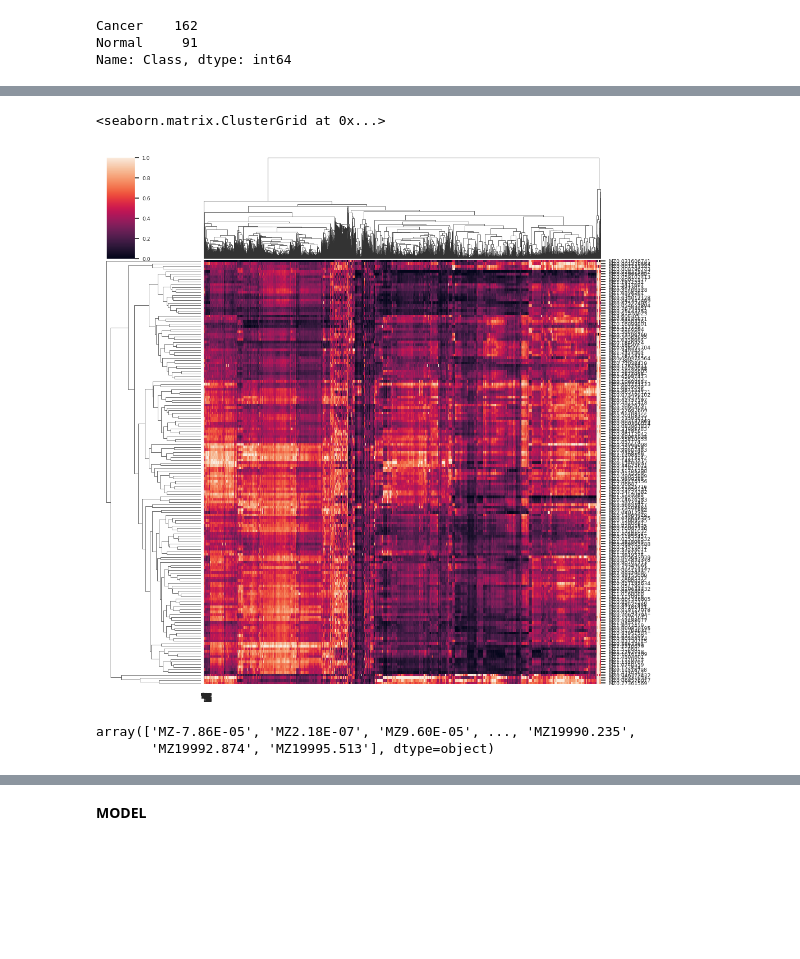
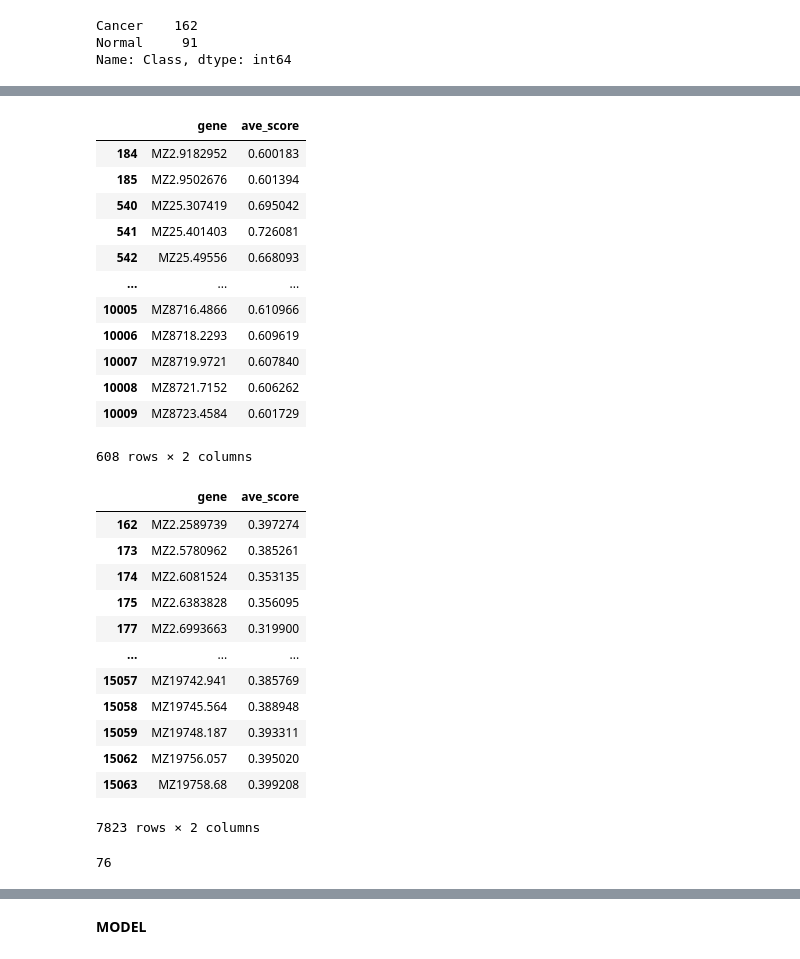
Before and after one commit to ThangLe2404/Microarray_ovarian_cancer, a Jupyter notebook: The_microarray_ovarian_cancer.ipynb, the cells around one changed output, grey strips where cells are left out. Cells and saved outputs as stored; diff of their text form; code cells hidden in the pictures; blank space fills up the shorter version.

```diff
--- a/The_microarray_ovarian_cancer.ipynb
+++ b/The_microarray_ovarian_cancer.ipynb
@@ -50,7 +50,6 @@ Cancer    162
 Normal     91
 Name: Class, dtype: int64
 # %%
-df_vi_n=df[df['Class']=='Normal']
-df_vi_n
-sns.set(font_scale=0.6)
-sns.clustermap(df_vi_n.iloc[:,:-1],xticklabels=df.index.values,yticklabels=df.columns.values[:-1])
+df_normal=df[df['Class']=='Normal']
+#sns.set(font_scale=0.6)
+#sns.clustermap(df_normal.iloc[:,:-1],xticklabels=df_normal.columns.values[:-1],yticklabels=df_normal.index.values)
@@ -60,13 +56,50 @@ sns.clustermap(df_vi_n.iloc[:,:-1],xticklabels=df.index.values,yticklabels=df.co
 # %%
-df_vi_n=df[df['Class']=='Cancer']
-df_vi_n
-sns.set(font_scale=0.6)
-sns.clustermap(df_vi_n.iloc[:,:-1],xticklabels=df.index.values,yticklabels=df.columns.values[:-1])
+df_cancer=df[df['Class']=='Cancer']
+#sns.set(font_scale=0.6)
+#sns.clustermap(df_cancer.iloc[:,:-1],xticklabels=df_cancer.columns.values[:-1],yticklabels=df_cancer.index.values)
-# %% [output]
-<seaborn.matrix.ClusterGrid at 0x...>
-[figure, removed]
-# %%
-df.columns.values[:-1]
-# %% [output]
-array(['MZ-7.86E-05', 'MZ2.18E-07', 'MZ9.60E-05', ..., 'MZ19990.235',
-       'MZ19992.874', 'MZ19995.513'], dtype=object)
+# %%
+df_normal_mean_score = pd.DataFrame(df_normal.mean())
+df_normal_mean_score.reset_index(inplace=True)
+df_normal_mean_score.columns = ['gene', 'ave_score']
+df_normal_mean_score = df_normal_mean_score[df_normal_mean_score['ave_score'] > 0.6]
+df_normal_mean_score
+# %% [output]
+|  | gene | ave_score |
+| 184 | MZ2.9182952 | 0.600183 |
+| 185 | MZ2.9502676 | 0.601394 |
+| 540 | MZ25.307419 | 0.695042 |
+| 541 | MZ25.401403 | 0.726081 |
+| 542 | MZ25.49556 | 0.668093 |
+| ... | ... | ... |
+| 10005 | MZ8716.4866 | 0.610966 |
+| 10006 | MZ8718.2293 | 0.609619 |
+| 10007 | MZ8719.9721 | 0.607840 |
+| 10008 | MZ8721.7152 | 0.606262 |
+| 10009 | MZ8723.4584 | 0.601729 |
+608 rows × 2 columns
+# %%
+df_cancer_mean_score = pd.DataFrame(df_cancer.mean())
+df_cancer_mean_score.reset_index(inplace=True)
+df_cancer_mean_score.columns = ['gene', 'ave_score']
+df_cancer_mean_score = df_cancer_mean_score[df_cancer_mean_score['ave_score'] < 0.4]
+df_cancer_mean_score
+# %% [output]
+|  | gene | ave_score |
+| 162 | MZ2.2589739 | 0.397274 |
+| 173 | MZ2.5780962 | 0.385261 |
+| 174 | MZ2.6081524 | 0.353135 |
+| 175 | MZ2.6383828 | 0.356095 |
+| 177 | MZ2.6993663 | 0.319900 |
+| ... | ... | ... |
+| 15057 | MZ19742.941 | 0.385769 |
+| 15058 | MZ19745.564 | 0.388948 |
+| 15059 | MZ19748.187 | 0.393311 |
+| 15062 | MZ19756.057 | 0.395020 |
+| 15063 | MZ19758.68 | 0.399208 |
+7823 rows × 2 columns
+# %%
+df_result=pd.merge(df_normal_mean_score, df_cancer_mean_score, how='outer', on='gene', indicator=True)
+lst_gene = df_result[df_result['_merge'] == 'both']['gene'].tolist()
+len(lst_gene)
+# %% [output]
+76
```
Also changed, not shown: parts of 12 cells of this notebook.
